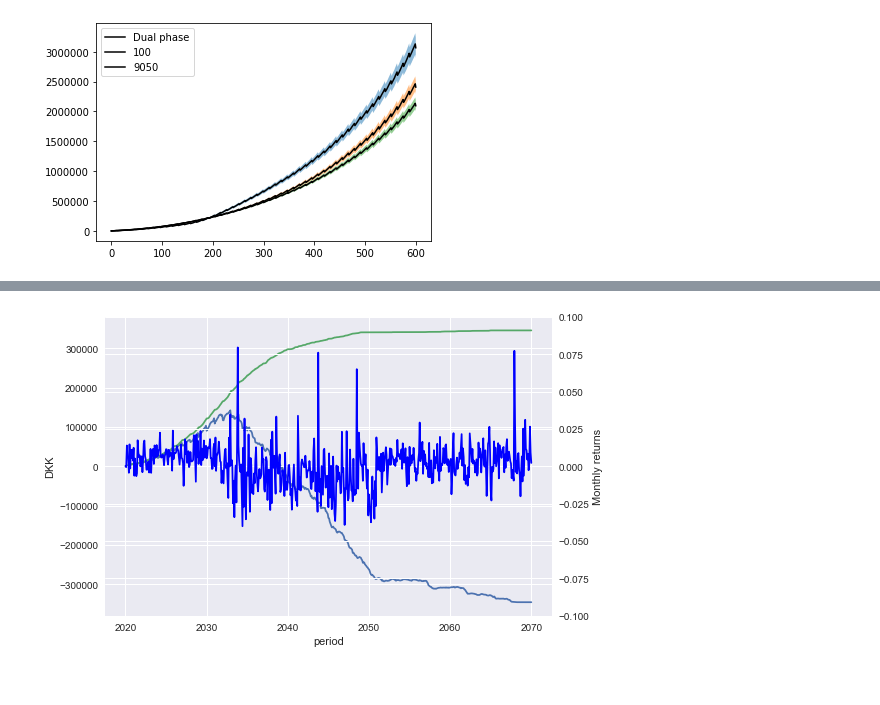
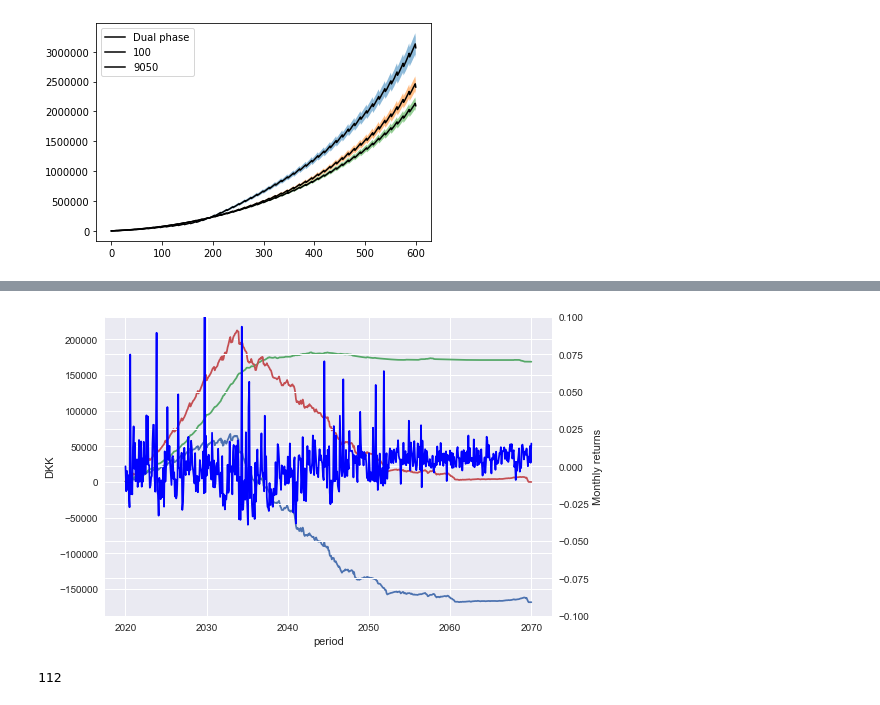
Before and after one commit to neriksen/applied_finance, a Jupyter notebook: Plotter.ipynb, the cells around one changed output, grey strips where cells are left out. Cells and saved outputs as stored; diff of their text form; code cells hidden in the pictures.

Commit message:
plot with new default risk

```diff
--- a/Plotter.ipynb
+++ b/Plotter.ipynb
@@ -121,5 +121,4 @@ plt.show()
 # %% [markdown]
 Plotting wealth with error
 # %%
-ports = cr.fetch_returns(sim_type = 'garch',
-                         random_seeds = range(10000))
+ports = cr.fetch_returns(sim_type = 'garch', random_seeds = range(10000))
@@ -167,3 +184,15 @@ print(quantile)
+# %%
+SMALL_SIZE = 8
+MEDIUM_SIZE = 10
+BIGGER_SIZE = 12
+
+plt.rc('font', size=MEDIUM_SIZE)          # controls default text sizes
+plt.rc('axes', titlesize=MEDIUM_SIZE)     # fontsize of the axes title
+plt.rc('axes', labelsize=MEDIUM_SIZE)    # fontsize of the x and y labels
+plt.rc('xtick', labelsize=MEDIUM_SIZE)    # fontsize of the tick labels
+plt.rc('ytick', labelsize=MEDIUM_SIZE)    # fontsize of the tick labels
+plt.rc('legend', fontsize=MEDIUM_SIZE)    # legend fontsize
+plt.rc('figure', titlesize=BIGGER_SIZE)  # fontsize of the figure title
 # %%
 fige=y.copy()
 fige['dual_phase'] = fige['dual_phase'].div(1000000) #Convert into millions
@@ -198,24 +227,28 @@ AttributeError: 'Text' object has no property 'loc'
 # %%
 z = ports[['savings','cash','total_debt','pv_u','tv_u','dual_phase','single_phase','SU_debt','Nordnet_debt','market_returns']]
 zz = z.loc[(slice(None), '2070-01-01'),:]
-zzz = zz[zz['savings']==0].reset_index()#.sample(n=5)
+zzz = zz[zz['tv_u'] <= 0].reset_index()#.sample(n=5)
 defaulted=zzz['random_state'].tolist()
 defaulted_df=z.loc[defaulted,:]
 # %%
-data=defaulted_df[['dual_phase','total_debt','market_returns']].reset_index().set_index('period')
+data=defaulted_df[['dual_phase','total_debt','market_returns', 'tv_u']].reset_index().set_index('period')
 data=data.groupby(['period']).mean()
 # %%
 fig, ax1 = plt.subplots()
 ax2 = ax1.twinx()
-ax1.plot(data[['dual_phase','total_debt']])
+ax1.plot(data[['dual_phase','total_debt', 'tv_u']])
 ax2.plot(data[['market_returns']],color='b')
 ax1.set_xlabel('period')
 ax1.set_ylabel('DKK')
 ax2.set_ylabel('Monthly returns')
 ax2.set_ylim(-0.1,0.1)
 plt.show()
 # %% [output]
-[figure, old version]
+[figure, new version]
+# %%
+len(defaulted)
+# %% [output]
+112
 # %%
 fig = sns.lineplot(data = data, x='period', y='dual_phase', hue='random_state',legend=False)
 fig.set(ylabel='Total Value',xlabel='Period')
```
Also changed, not shown: parts of 8 cells of this notebook.
